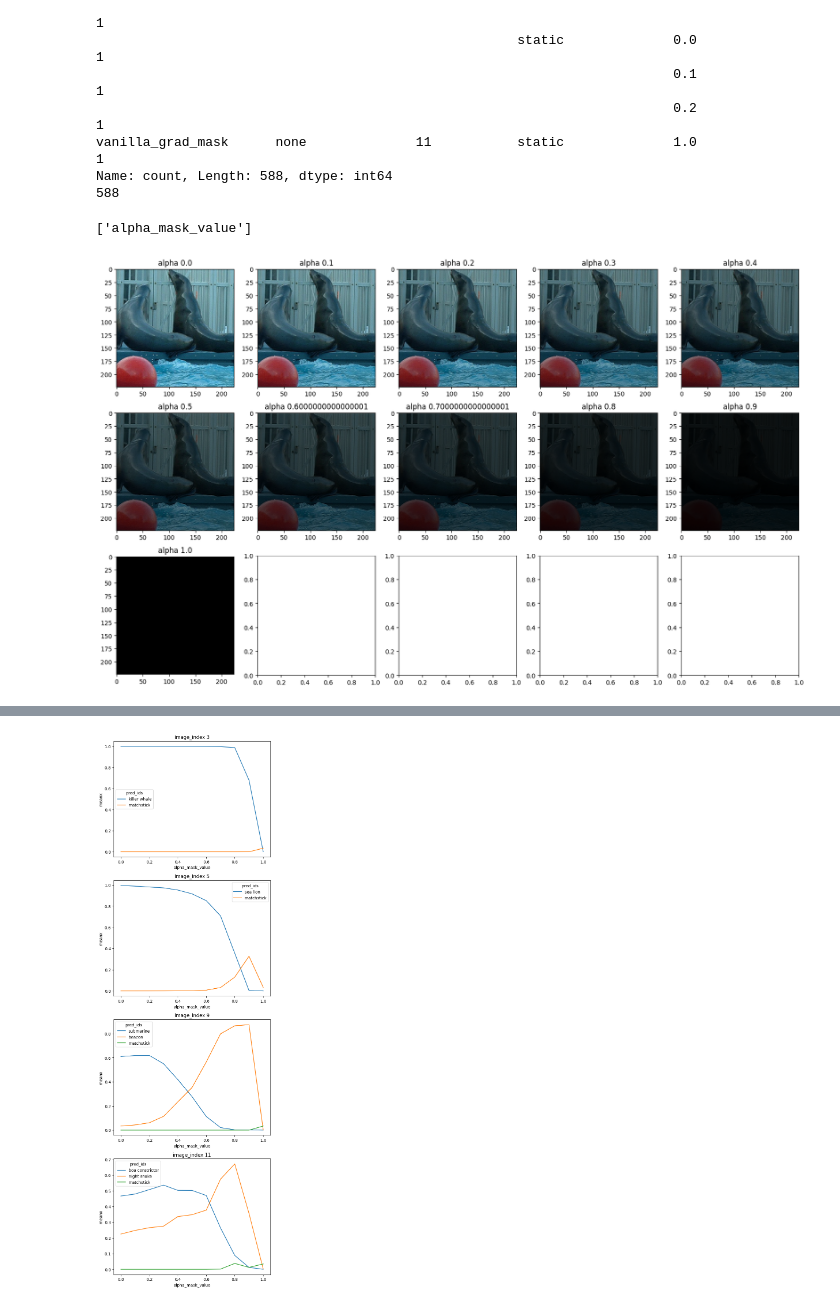
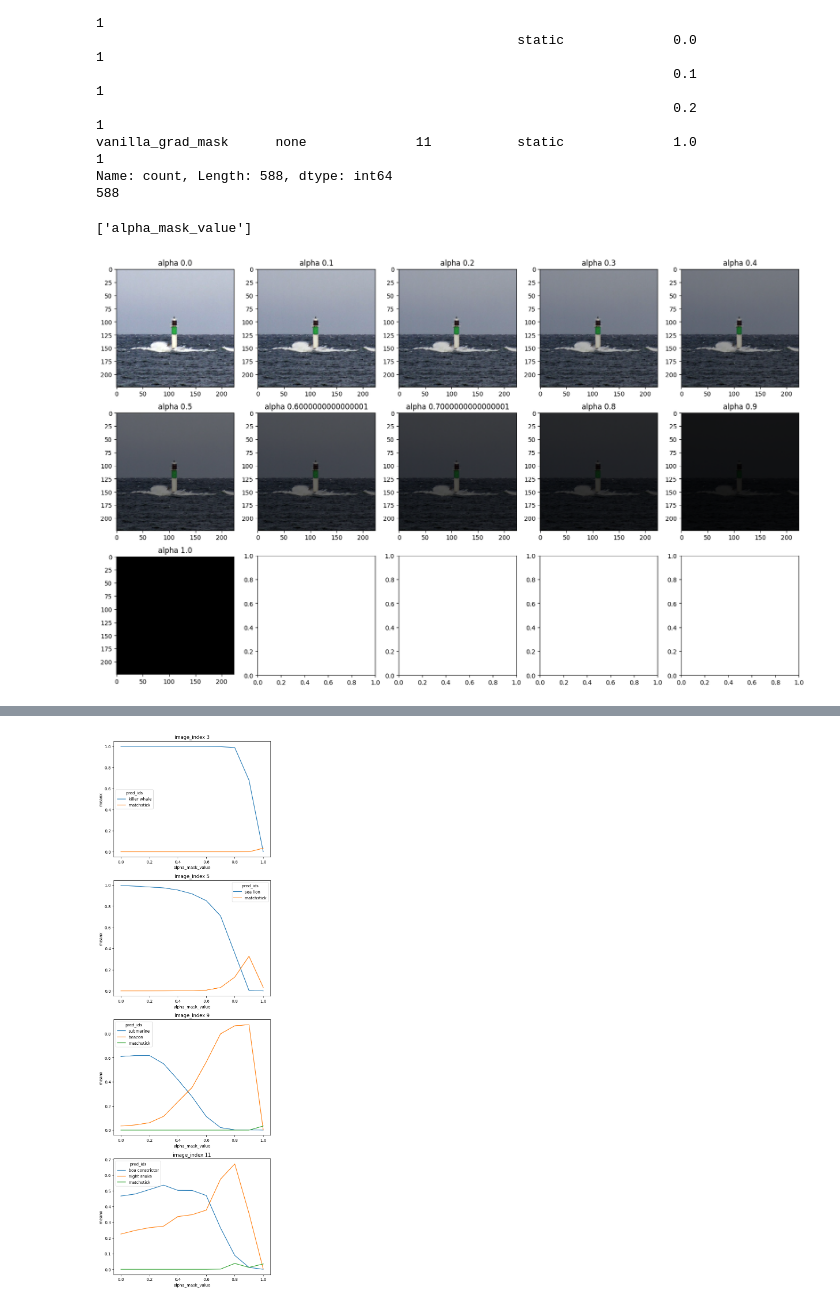
Before and after one commit to Amir-Mehrpanah/On-Spectral-Properties-of-Gradient-based-Explanation-Methods-ECCV24, a Jupyter notebook: experiments/experiment_4.ipynb, the cells around one changed output, grey strips where cells are left out. Saved outputs shown, nothing was run; the diff lists cells and outputs as text; code cells hidden in the pictures.

```diff
--- a/experiments/experiment_4.ipynb
+++ b/experiments/experiment_4.ipynb
@@ -63,11 +63,11 @@ vanilla_grad_mask      none              11           static              1.0
 Name: count, Length: 588, dtype: int64
 588
 # %%
-temp_data = project_metadata.loc[("convex_combination_mask","none",5,"static"),"data_path"].apply(lambda x: np.load(x))
+temp_data = project_metadata.loc[("convex_combination_mask","none",9,"static"),"data_path"].apply(lambda x: np.load(x))
 print(temp_data.index.names)
 titles = temp_data.index.to_series().apply(lambda x: f"alpha {x}")
 plot_masks(temp_data, titles=titles, imshow_args=imshow_args, ncols=5)
 # %% [output]
 ['alpha_mask_value']
-[figure, old version]
+[figure, new version]
 # %%
```
Also changed, not shown: parts of 1 cell of this notebook, 7 other files.
